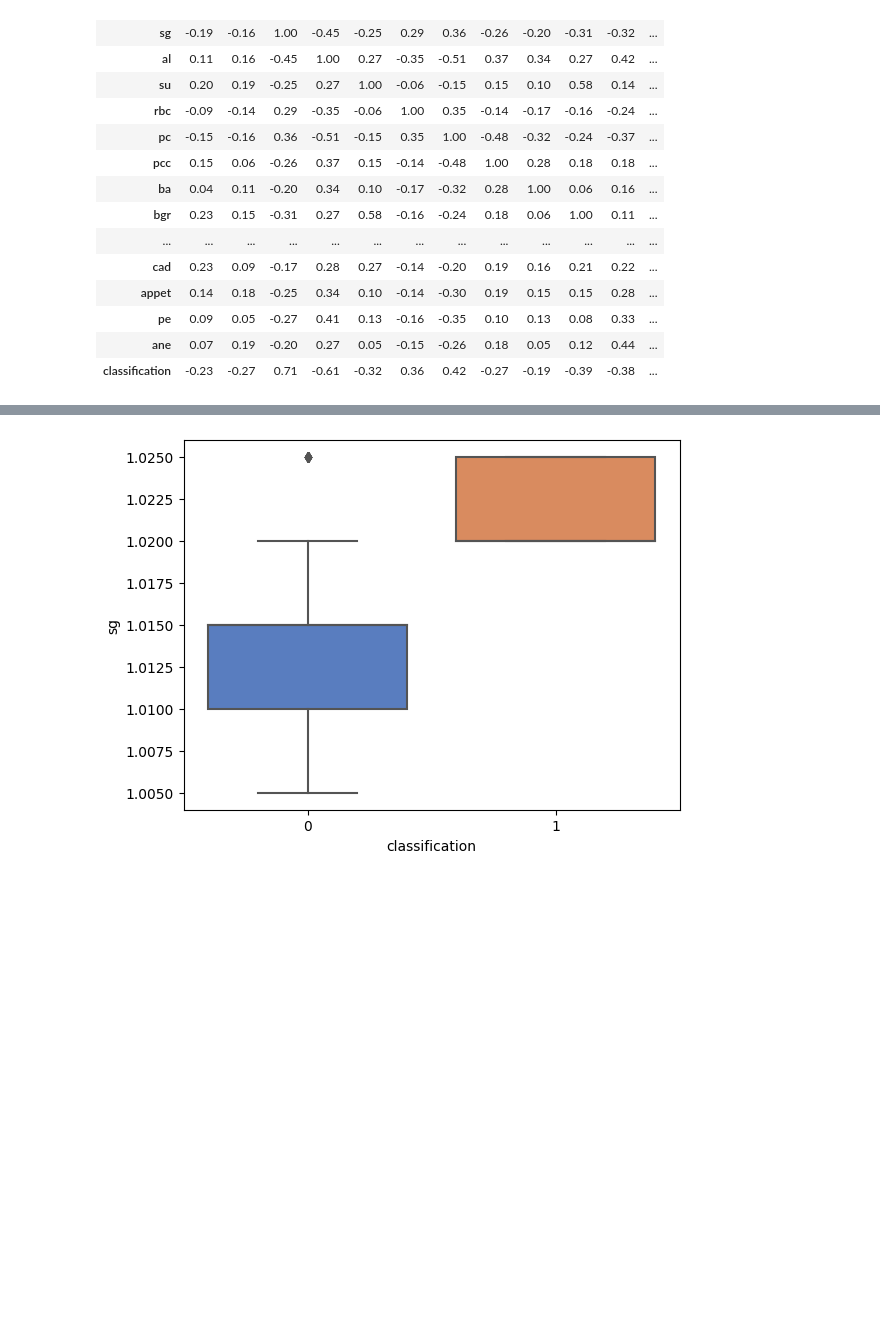
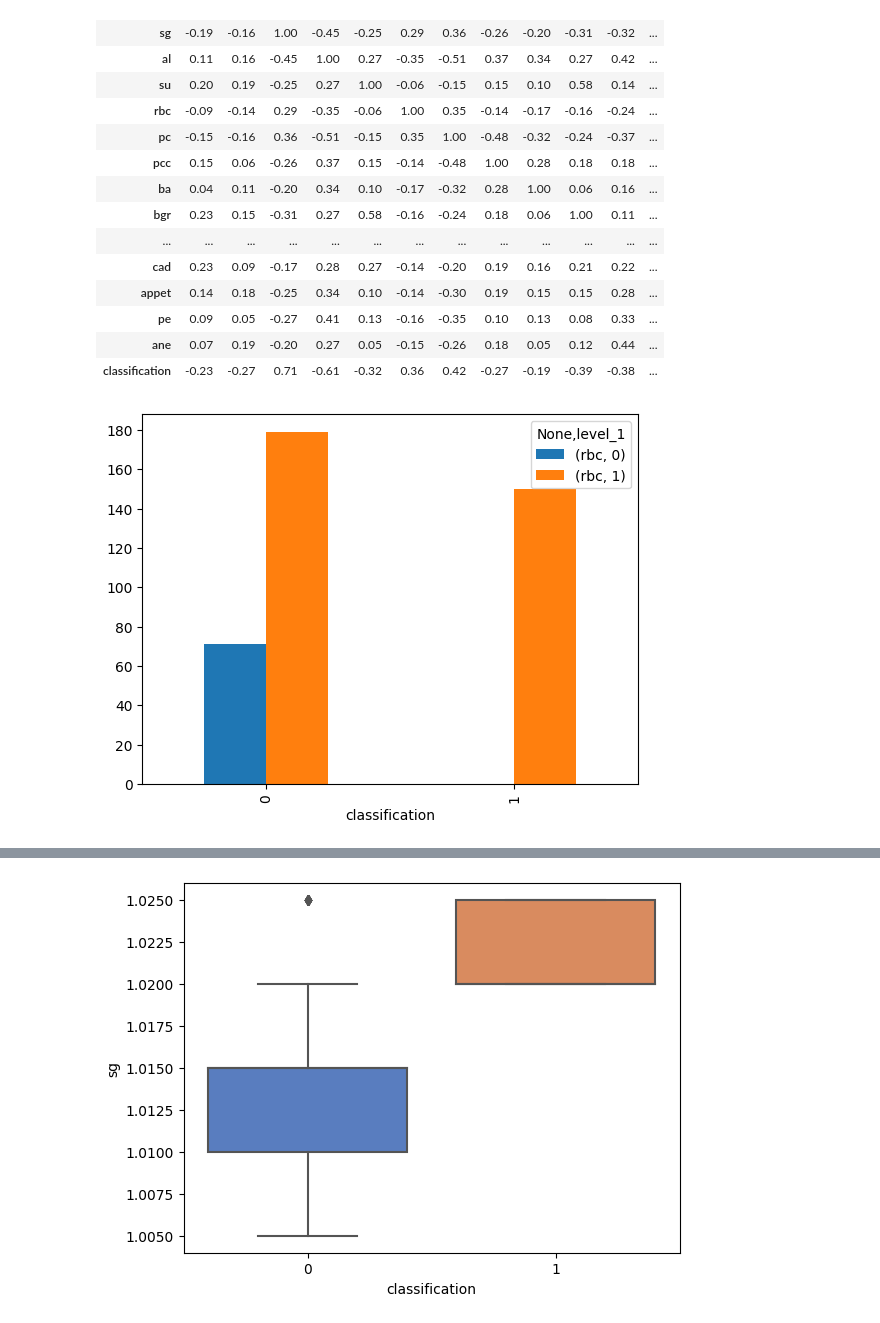
Before and after one commit to R3AlL3nGz3i/kidney_disease_identification, a Jupyter notebook: heart_disease_ml.ipynb, the cells around one changed output, grey strips where cells are left out. Cells and saved outputs as stored; diff of their text form; code cells hidden in the pictures; blank space fills up the shorter version.

```diff
--- a/heart_disease_ml.ipynb
+++ b/heart_disease_ml.ipynb
@@ -210,3 +231,13 @@ df_complete_corr.dropna(axis=1, how='all').dropna(axis=0, how='all').style.backg
 | pe | 0.09 | 0.05 | -0.27 | 0.41 | 0.13 | -0.16 | -0.35 | 0.10 | 0.13 | 0.08 | 0.33 | ... |
 | ane | 0.07 | 0.19 | -0.20 | 0.27 | 0.05 | -0.15 | -0.26 | 0.18 | 0.05 | 0.12 | 0.44 | ... |
 | classification | -0.23 | -0.27 | 0.71 | -0.61 | -0.32 | 0.36 | 0.42 | -0.27 | -0.19 | -0.39 | -0.38 | ... |
+# %%
+# rbc & classification
+pd.DataFrame(df_clean.groupby('classification')['rbc'].apply(lambda x: x.value_counts())).reset_index().pivot(
+    index = 'classification', columns = 'level_1').plot.bar(stacked=False)
+plt.yticks(range(0, 200, 20))
+
+# htn dm
+plt.show()
+# %% [output]
+[figure, added]
```
Also changed, not shown: parts of 25 cells of this notebook, 1 other file.
